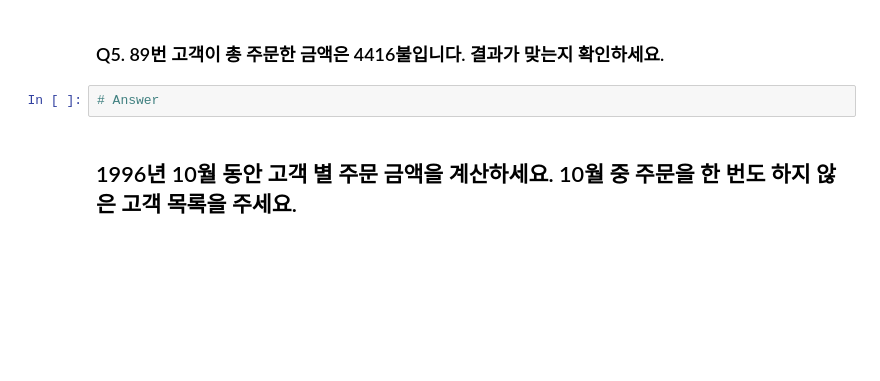
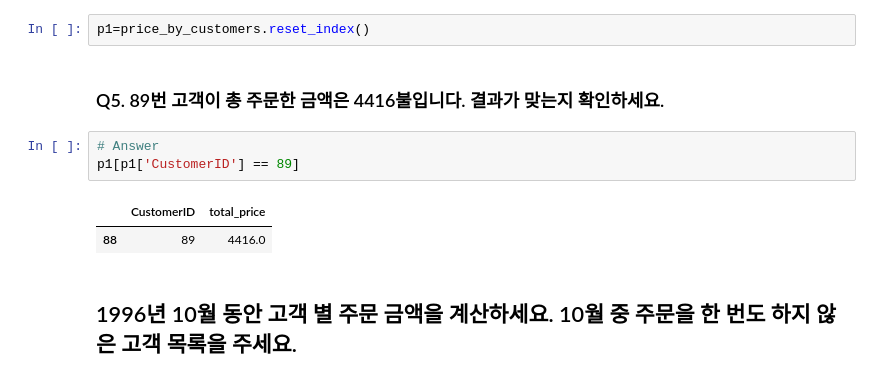
Before and after one commit to canary4651/TIL, a Jupyter notebook: jupyter/SQL & Pandas LEFT JOIN.ipynb, the cells around one changed output. Drawn from its saved outputs; the diff is of its cells as text; blank space fills up the shorter version.

```diff
--- a/jupyter/SQL & Pandas LEFT JOIN.ipynb
+++ b/jupyter/SQL & Pandas LEFT JOIN.ipynb
@@ -272,7 +256,13 @@ Name: total_price, Length: 91, dtype: float64
+# %%
+p1=price_by_customers.reset_index()
 # %% [markdown]
 ### Q5. 89번 고객이 총 주문한 금액은 4416불입니다. 결과가 맞는지 확인하세요.
 # %%
 # Answer
+p1[p1['CustomerID'] == 89]
+# %% [output]
+|  | CustomerID | total_price |
+| 88 | 89 | 4416.0 |
 # %% [markdown]
 ## 1996년 10월 동안 고객 별 주문 금액을 계산하세요. 10월 중 주문을 한 번도 하지 않은 고객 목록을 주세요.
 # %% [markdown]
```
Also changed, not shown: parts of 5 cells of this notebook, 8 other files.
